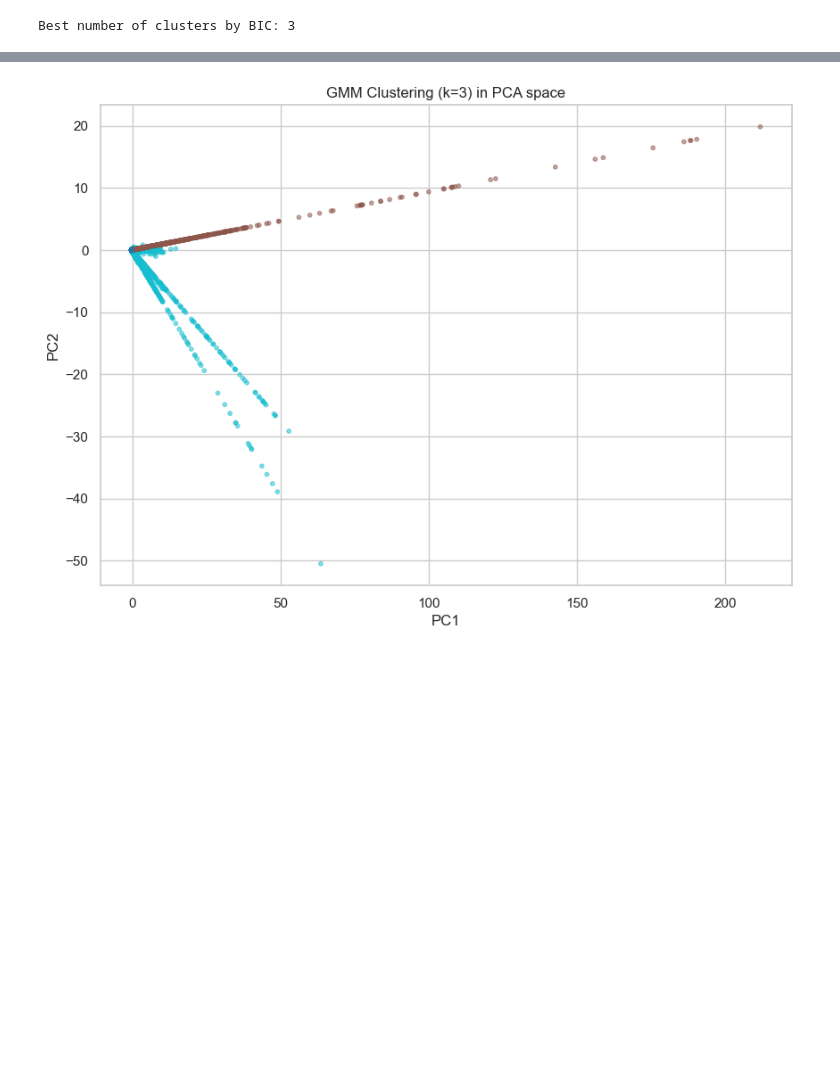
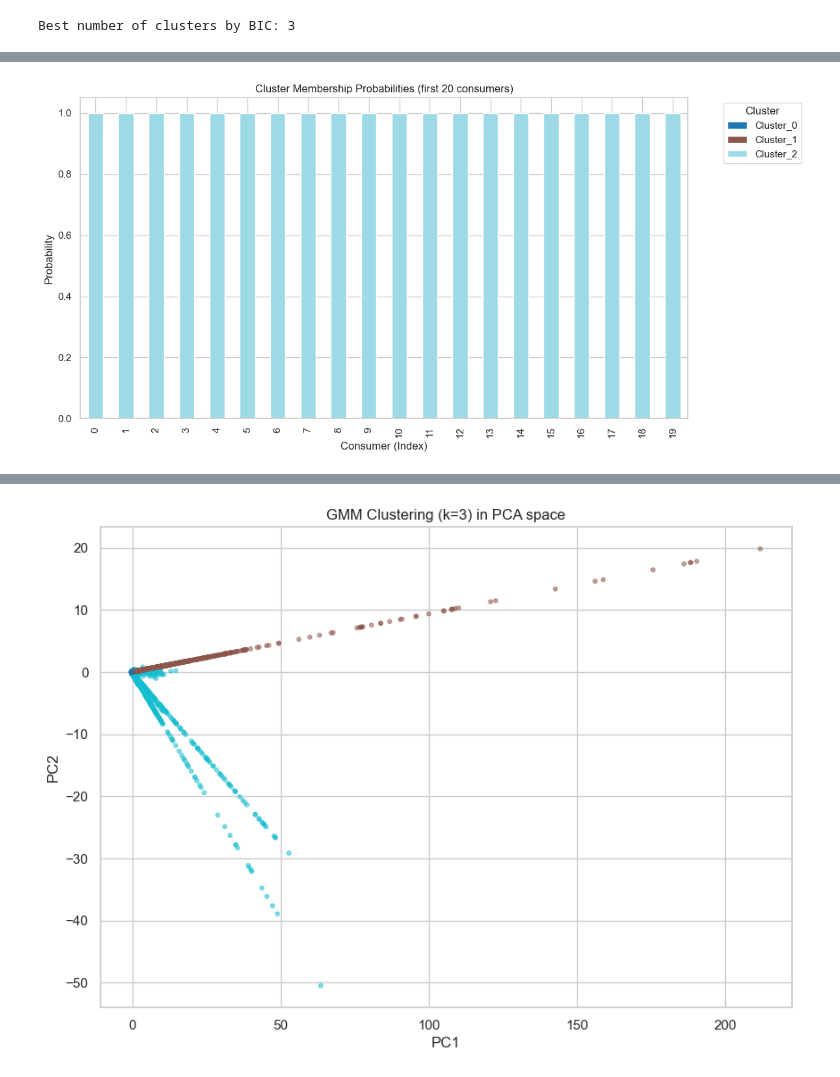
Before and after one commit to Assesa44/water-loss-reduction-through-smart-metering, a Jupyter notebook: Notebooks/Exploratory/clustering.ipynb, the cells around one changed output, grey strips where cells are left out. Drawn from its saved outputs; the diff is of its cells as text; code cells hidden in the pictures; blank space fills up the shorter version.

```diff
--- a/Notebooks/Exploratory/clustering.ipynb
+++ b/Notebooks/Exploratory/clustering.ipynb
@@ -1193,14 +1208,0 @@ print(prob_df.head())
-# %%
-import matplotlib.pyplot as plt
-
-# Plot only first 20 consumers for readability
-prob_df.set_index("Consumer_ID").head(20).plot(
-    kind="bar", stacked=True, figsize=(12,6), colormap="tab20"
-)
-
-plt.title("Cluster Membership Probabilities (first 20 consumers)")
-plt.ylabel("Probability")
-plt.xlabel("Consumer")
-plt.legend(title="Cluster", bbox_to_anchor=(1.05, 1), loc='upper left')
-plt.tight_layout()
-plt.show()
@@ -1215,0 +1209,16 @@ plt.show()
+# %%
+import matplotlib.pyplot as plt
+
+# Use index instead of "Consumer_ID"
+prob_df.head(20).plot(
+    kind="bar", stacked=True, figsize=(12,6), colormap="tab20"
+)
+
+plt.title("Cluster Membership Probabilities (first 20 consumers)")
+plt.ylabel("Probability")
+plt.xlabel("Consumer (Index)")
+plt.legend(title="Cluster", bbox_to_anchor=(1.05, 1), loc='upper left')
+plt.tight_layout()
+plt.show()
+# %% [output]
+[figure, added]
```
Also changed, not shown: parts of 37 cells of this notebook, 8 other files.
